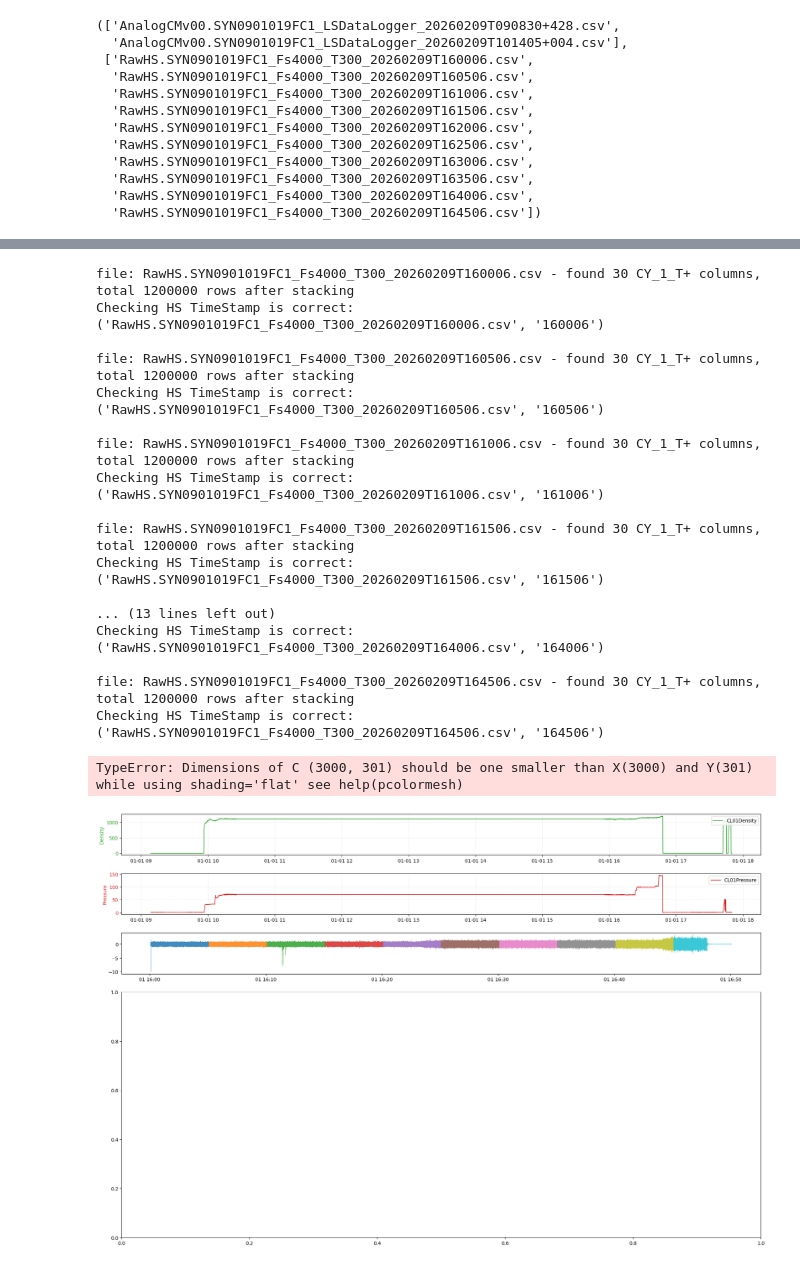
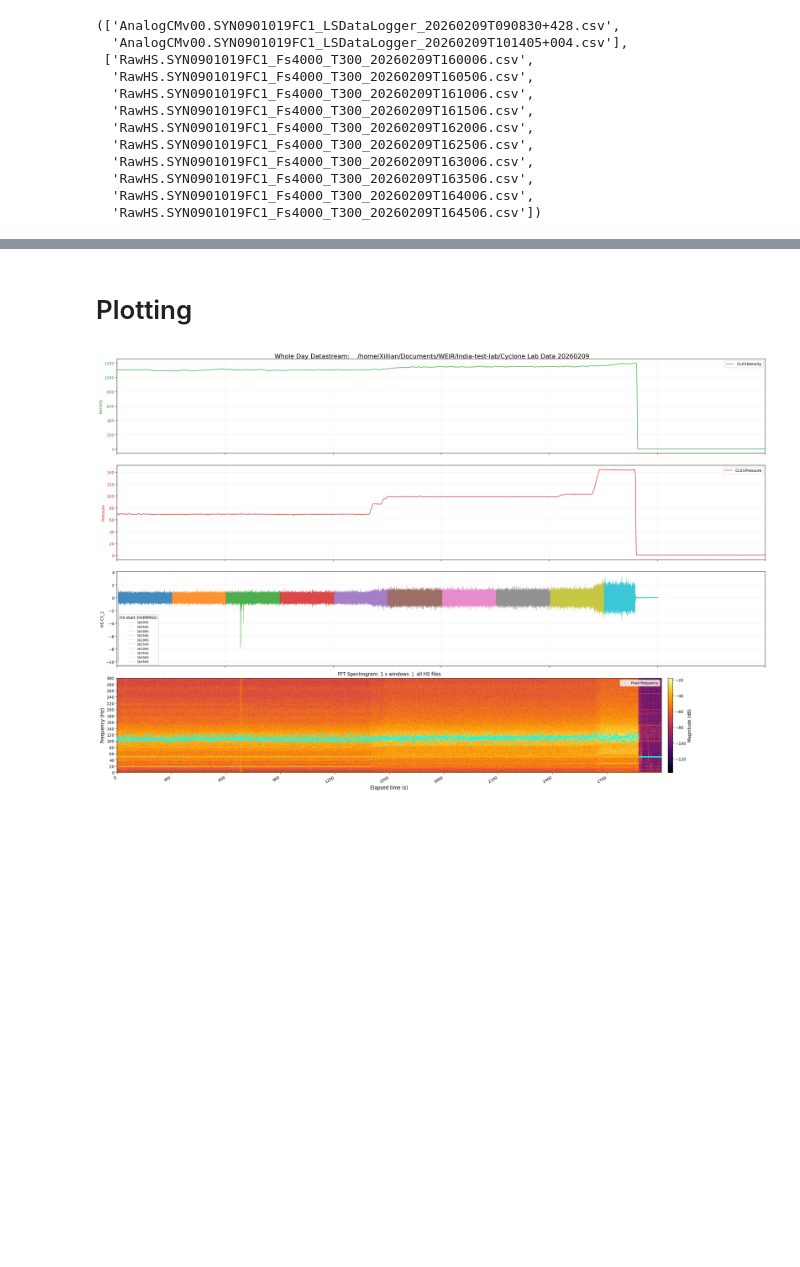
Before and after one commit to Max-Ringland-Weir/India-test-lab, a Jupyter notebook: FFT_full_day.ipynb, the cells around one changed output, grey strips where cells are left out. Cells and saved outputs as stored; diff of their text form; code cells hidden in the pictures; blank space fills up the shorter version.

Commit message:
tidied FFT_full_day for easy plotting by other users

```diff
--- a/FFT_full_day.ipynb
+++ b/FFT_full_day.ipynb
@@ -440,0 +90,2 @@ Checking HS TimeStamp is correct: ('RawHS.SYN0901019FC1_Fs4000_T300_20260209T164
+# %% [markdown]
+# Plotting
@@ -441,12 +101,5 @@ Checking HS TimeStamp is correct: ('RawHS.SYN0901019FC1_Fs4000_T300_20260209T164
 # %%
 T_minutes = 5
-start_analysis_time = "16:00:00"  # first HS set for 11/02/2026
-end_analysis_time   = "17:00:00"
-# uncomment the relevant mdates.Locator depending on desired interval
-x_axis_ticks_hrs = 1   # x hours
-x_axis_ticks_min = 10  # y mins
-x_axis_ticks_sec = 10  # z seconds
-
 
 
 # ── FFT Spectrogram Parameters ─────────────────────────────────────────────────
@@ -459,7 +112,7 @@ fig, axes = plt.subplots(
     nrows=4, ncols=1,
     figsize=(24, 16),
     sharex=False,                                   # spectrogram has a different x-axis (freq, not time)
-    gridspec_kw={"height_ratios": [1, 1, 1, 6]}
+    gridspec_kw={"height_ratios": [1, 1, 1, 1]}
 )
 ax_dens, ax_press, ax_hs, ax_spec = axes
 
@@ -499,13 +152,13 @@ for hs_file_path in hs_files:
         continue
 
     HS_df_conc = pd.concat([HS_df[c] for c in cols], ignore_index=True).to_frame("CY_1")
-    print(f"file: {hs_file} - found {len(cols)} CY_1_T+ columns, total {len(HS_df_conc)} rows after stacking")
+    # print(f"file: {hs_file} - found {len(cols)} CY_1_T+ columns, total {len(HS_df_conc)} rows after stacking")
 
     # Parse start time from filename
     try:
         hhmmss = hs_file.split("_T300")[1].split("T")[1][:6]
-        print(f"Checking HS TimeStamp is correct: {hs_file, hhmmss}")
-        print('')
+        # print(f"Checking HS TimeStamp is correct: {hs_file, hhmmss}")
+        # print('')
     except Exception:
         print(f"Skipping {hs_file}: couldn't parse time from filename")
         continue
@@ -598,9 +251,9 @@ if all_fft_rows:
     ax_spec.set_xlabel("Elapsed time (s)", fontsize=12)
     ax_spec.set_ylabel("Frequency (Hz)", fontsize=12)
     ax_spec.set_title("FFT Spectrogram: 1 s windows  |  all HS files", fontsize=12)
-    ax_spec.set_xlim(0, freq_plot[-1])
-    ax_spec.set_xticks(np.arange(0, FREQ_MAX + 1, 20))
-    ax_spec.set_yticks(np.arange(0, max(time_secs) + 1, 300))
+    ax_spec.set_ylim(0, freq_plot[-1])
+    ax_spec.set_yticks(np.arange(0, FREQ_MAX + 1, 20))
+    ax_spec.set_xticks(np.arange(0, max(time_secs) + 1, 300))
     ax_spec.legend(loc="upper right", fontsize=9)
     ax_spec.grid(False)
 
@@ -621,49 +274,31 @@ if all_fft_rows:
 ax_hs.set_ylabel("HS CY_1")
 ax_hs.set_xlabel("Time")
 ax_hs.grid(True, alpha=0.2)
 
 if len(hs_files) <= 12:
     ax_hs.legend(title="HS start (HHMMSS)", loc="lower left", fontsize=8)
 
 ax_hs.xaxis.set_major_formatter(mdates.DateFormatter("%H:%M:%S"))
 ax_hs.set_xlim(
     pd.to_datetime(start_analysis_time, format="%H:%M:%S").replace(year=2000, month=1, day=1),
     pd.to_datetime(end_analysis_time,   format="%H:%M:%S").replace(year=2000, month=1, day=1)
 )
 ax_hs.xaxis.set_major_locator(mdates.MinuteLocator(interval=x_axis_ticks_min))
 # ax_hs.xaxis.set_major_locator(mdates.HourLocator(interval=x_axis_ticks_hrs))
 # ax_hs.xaxis.set_major_locator(mdates.SecondLocator(interval=x_axis_ticks_sec))
 
 # Apply date formatting only to the time-axis subplots (not the spectrogram)
 for ax in [ax_dens, ax_press, ax_hs]:
     ax.xaxis.set_major_formatter(mdates.DateFormatter("%H:%M:%S"))
     ax.set_xlim(
         pd.to_datetime(start_analysis_time, format="%H:%M:%S").replace(year=2000, month=1, day=1),
         pd.to_datetime(end_analysis_time,   format="%H:%M:%S").replace(year=2000, month=1, day=1)
     )
     ax.xaxis.set_major_locator(mdates.MinuteLocator(interval=x_axis_ticks_min))
 
 fig.autofmt_xdate()
 fig.suptitle(f"Whole Day Datastream:    {project_path}", fontsize=16)
 plt.tight_layout()
 plt.show()
 # %% [output]
-file: RawHS.SYN0901019FC1_Fs4000_T300_20260209T160006.csv - found 30 CY_1_T+ columns, total 1200000 rows after stacking
-Checking HS TimeStamp is correct: ('RawHS.SYN0901019FC1_Fs4000_T300_20260209T160006.csv', '160006')
-
-file: RawHS.SYN0901019FC1_Fs4000_T300_20260209T160506.csv - found 30 CY_1_T+ columns, total 1200000 rows after stacking
-Checking HS TimeStamp is correct: ('RawHS.SYN0901019FC1_Fs4000_T300_20260209T160506.csv', '160506')
-
-file: RawHS.SYN0901019FC1_Fs4000_T300_20260209T161006.csv - found 30 CY_1_T+ columns, total 1200000 rows after stacking
-Checking HS TimeStamp is correct: ('RawHS.SYN0901019FC1_Fs4000_T300_20260209T161006.csv', '161006')
-
-file: RawHS.SYN0901019FC1_Fs4000_T300_20260209T161506.csv - found 30 CY_1_T+ columns, total 1200000 rows after stacking
-Checking HS TimeStamp is correct: ('RawHS.SYN0901019FC1_Fs4000_T300_20260209T161506.csv', '161506')
-
-... (13 lines left out)
-Checking HS TimeStamp is correct: ('RawHS.SYN0901019FC1_Fs4000_T300_20260209T164006.csv', '164006')
-
-file: RawHS.SYN0901019FC1_Fs4000_T300_20260209T164506.csv - found 30 CY_1_T+ columns, total 1200000 rows after stacking
-Checking HS TimeStamp is correct: ('RawHS.SYN0901019FC1_Fs4000_T300_20260209T164506.csv', '164506')
-TypeError: Dimensions of C (3000, 301) should be one smaller than X(3000) and Y(301) while using shading='flat' see help(pcolormesh)
-[figure, old version]
+[figure, new version]
```
Also changed, not shown: parts of 5 cells of this notebook.
